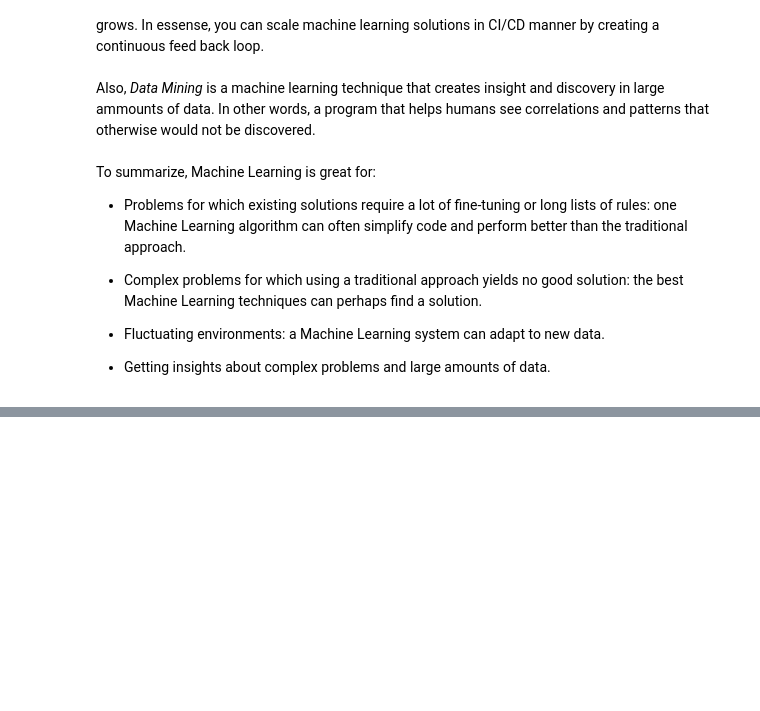
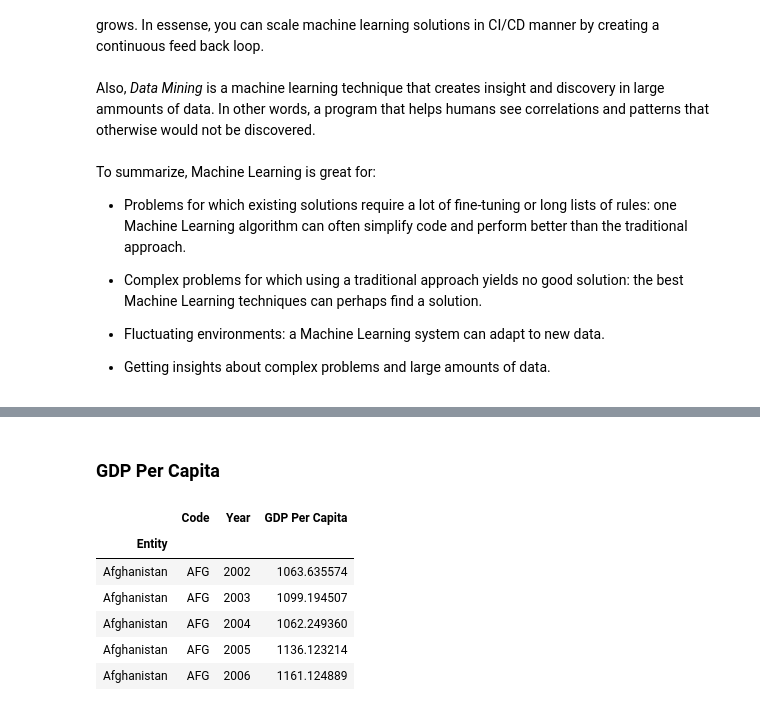
Before and after one commit to euclidthedark/hands-on-machine-learning, a Jupyter notebook: 01_hands_on_machine_learning.ipynb, the cells around one changed output, grey strips where cells are left out. Drawn from its saved outputs; the diff is of its cells as text; code cells hidden in the pictures; blank space fills up the shorter version.

```diff
--- a/01_hands_on_machine_learning.ipynb
+++ b/01_hands_on_machine_learning.ipynb
@@ -176,0 +220,13 @@ When testing how well your model describes the data, using a *performance measur
+# %% [markdown]
+### GDP Per Capita
+# %%
+gdp_per_captia_per_country_df = gdp_per_captia_per_country_df.rename(columns={ 'GDP per capita (int.-$) (constant 2011 international $)': 'GDP Per Capita' })
+gdp_per_captia_per_country_df.head()
+# %% [output]
+|  | Code | Year | GDP Per Capita |
+| Entity |  |  |  |
+| Afghanistan | AFG | 2002 | 1063.635574 |
+| Afghanistan | AFG | 2003 | 1099.194507 |
+| Afghanistan | AFG | 2004 | 1062.249360 |
+| Afghanistan | AFG | 2005 | 1136.123214 |
+| Afghanistan | AFG | 2006 | 1161.124889 |
```
Also changed, not shown: parts of 11 cells of this notebook, 2 other files.
